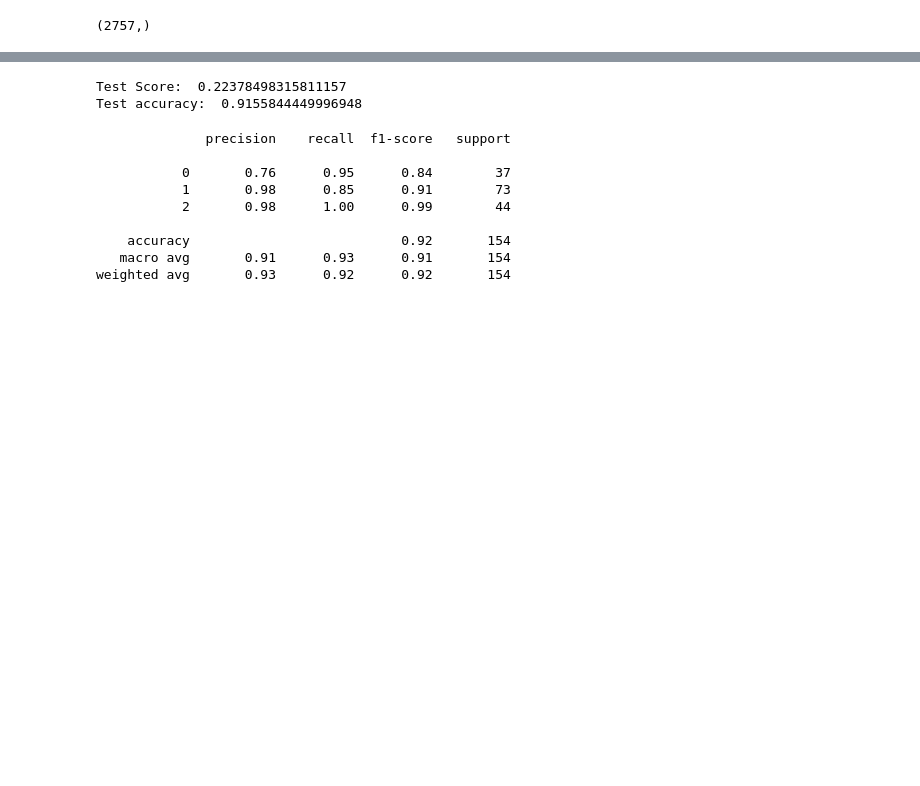
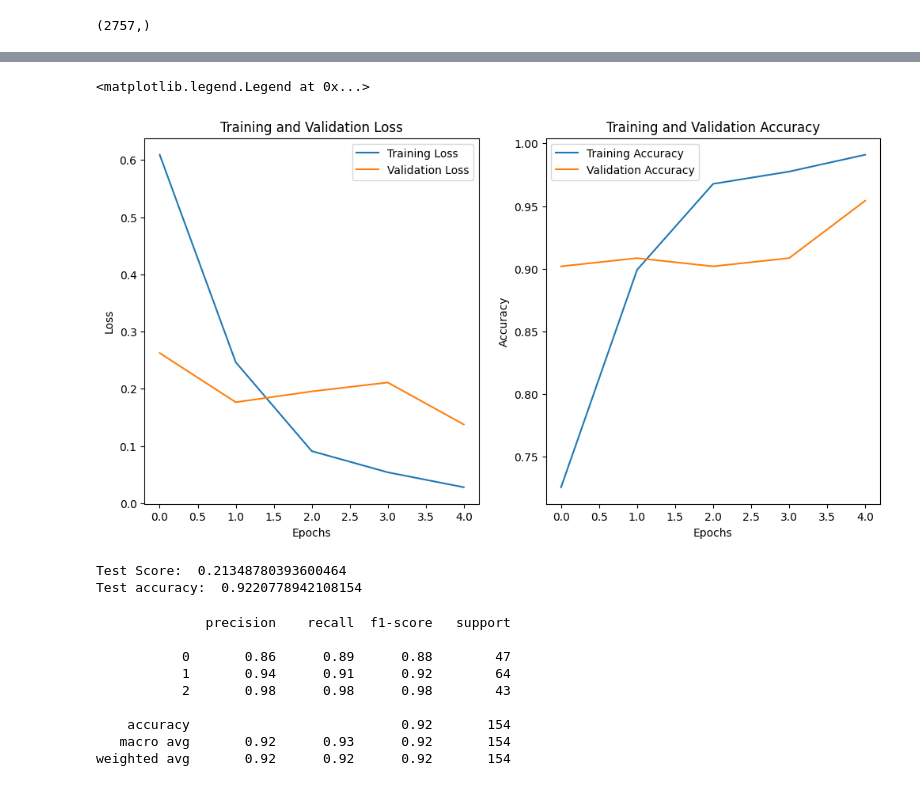
Before and after one commit to parth-exe/brain-tumor-ntcc, a Jupyter notebook: model_training.ipynb, the cells around one changed output, grey strips where cells are left out. Drawn from its saved outputs; the diff is of its cells as text; code cells hidden in the pictures; blank space fills up the shorter version.

Commit message:
Complete training file

```diff
--- a/model_training.ipynb
+++ b/model_training.ipynb
@@ -46,3 +46,4 @@ X_valid, X_test, y_valid, y_test = train_test_split(X_test, y_test, test_size=0.
 # %%
 X_train = normalize(X_train, axis=1)
 X_test = normalize(X_test, axis=1)
+X_valid = normalize(X_valid, axis=1)
@@ -77,6 +58,11 @@ print(y_train.shape)
 # %%
 y_train = to_categorical(y_train-1, 3);
 y_test = to_categorical(y_test-1, 3);
+y_valid = to_categorical(y_valid-1, 3);
+# %%
+with tf.device('/cpu:0'):
+   X_train = tf.convert_to_tensor(X_train, np.float32)
+   y_train = tf.convert_to_tensor(y_train, np.float32)
 # %%
 model=Sequential([
     layers.Conv2D(16,4,padding="same",activation="relu",input_shape=(512,512,1)),
@@ -99,6 +105,6 @@ model.compile(optimizer="adam",
               loss=tf.keras.losses.CategoricalCrossentropy(from_logits=True),
               metrics=['accuracy'])
 # %%
-history=model.fit(X_train,y_train ,epochs=5)
+history=model.fit(X_train,y_train,validation_data=(X_valid, y_valid) ,epochs=5)
 # %% [output]
 Epoch 1/5
@@ -120,3 +120,32 @@ INFO:tensorflow:Assets written to: saved-models\assets
+# %%
+loss = history.history['loss']
+accuracy = history.history['accuracy']
+if 'val_loss' in history.history:
+    val_loss = history.history['val_loss']
+if 'val_accuracy' in history.history:
+    val_accuracy = history.history['val_accuracy']
+plt.figure(figsize=(12, 6))
+plt.subplot(1, 2, 1)
+plt.plot(loss, label='Training Loss')
+if 'val_loss' in history.history:
+    plt.plot(val_loss, label='Validation Loss')
+plt.xlabel('Epochs')
+plt.ylabel('Loss')
+plt.title('Training and Validation Loss')
+plt.legend()
+
+# Plot the accuracy curve
+plt.subplot(1, 2, 2)
+plt.plot(accuracy, label='Training Accuracy')
+if 'val_accuracy' in history.history:
+    plt.plot(val_accuracy, label='Validation Accuracy')
+plt.xlabel('Epochs')
+plt.ylabel('Accuracy')
+plt.title('Training and Validation Accuracy')
+plt.legend()
+# %% [output]
+<matplotlib.legend.Legend at 0x...>
+[figure, added]
 # %%
 from sklearn.metrics import classification_report,confusion_matrix
 # %%
@@ -128,17 +157,17 @@ score = model.evaluate(X_test, y_test, verbose = 0 )
 print("Test Score: ", score[0])
 print("Test accuracy: ", score[1])
 # %% [output]
-Test Score:  0.22378498315811157
-Test accuracy:  0.9155844449996948
+Test Score:  0.21348780393600464
+Test accuracy:  0.9220778942108154
 # %%
 print(classification_report(y_test_new,pred))
 # %% [output]
               precision    recall  f1-score   support
 
-           0       0.76      0.95      0.84        37
-           1       0.98      0.85      0.91        73
-           2       0.98      1.00      0.99        44
+           0       0.86      0.89      0.88        47
+           1       0.94      0.91      0.92        64
+           2       0.98      0.98      0.98        43
 
     accuracy                           0.92       154
-   macro avg       0.91      0.93      0.91       154
-weighted avg       0.93      0.92      0.92       154
+   macro avg       0.92      0.93      0.92       154
+weighted avg       0.92      0.92      0.92       154
```
Also changed, not shown: parts of 4 cells of this notebook.
